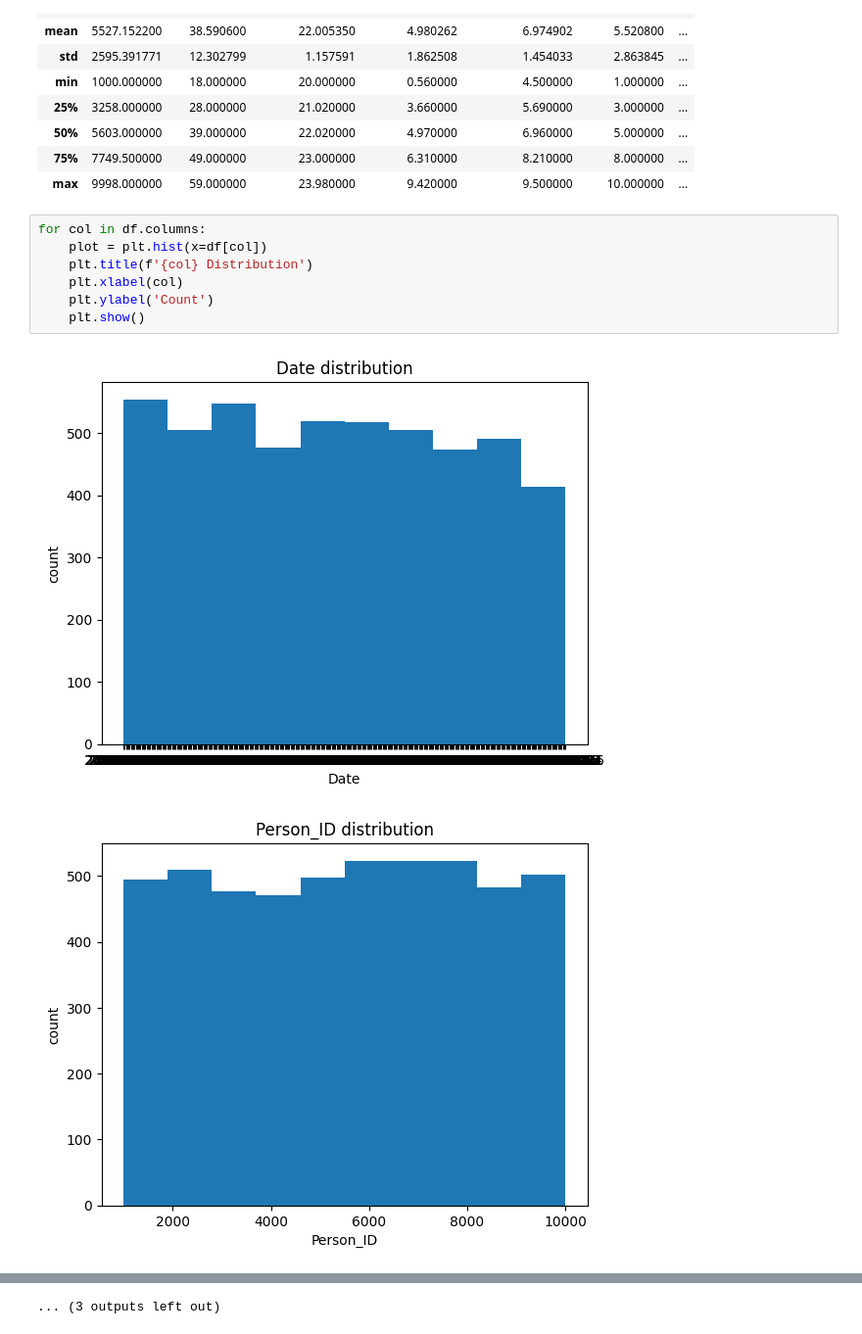
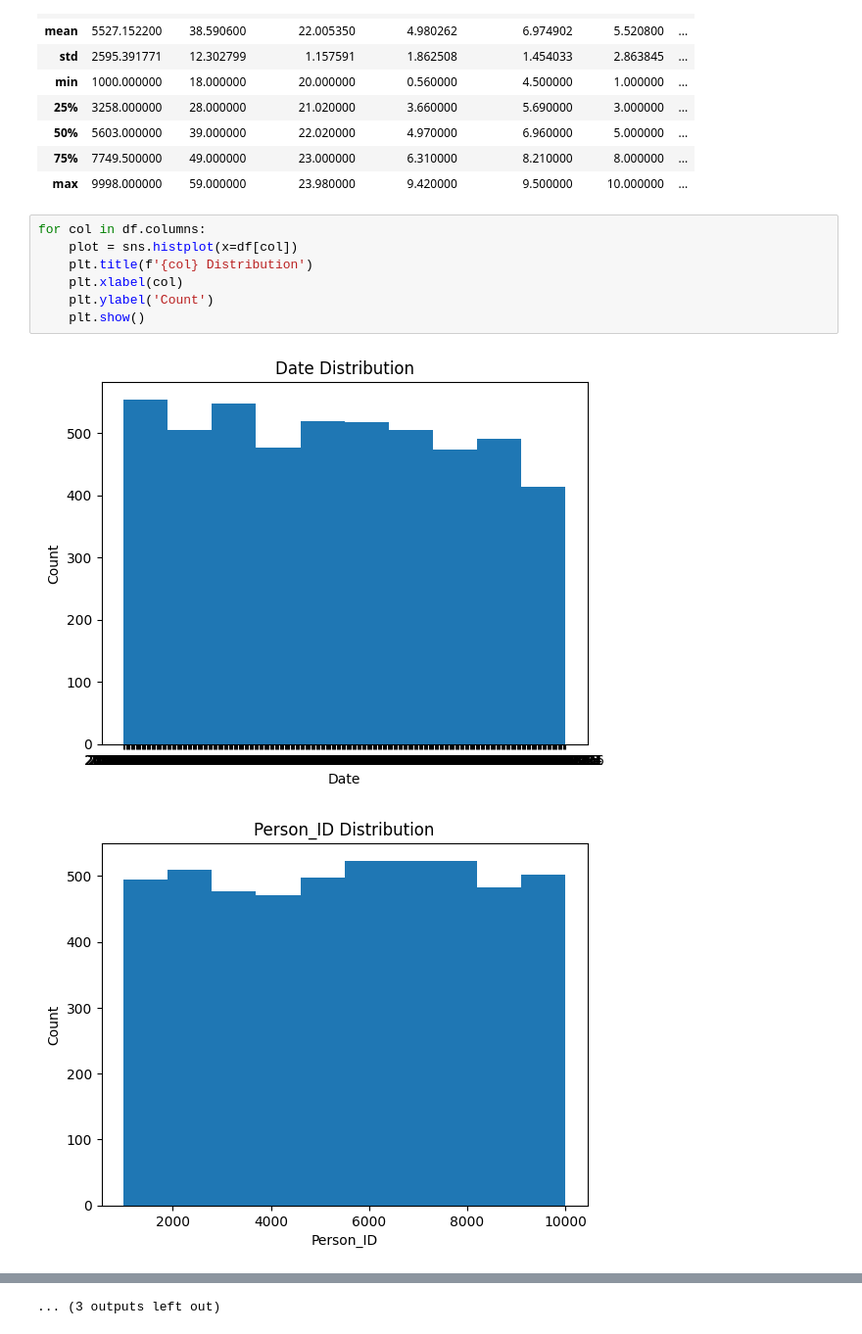
Before and after one commit to hensleyas21/SalariesML, a Jupyter notebook: data_analysis.ipynb, the cells around one changed output, grey strips where cells are left out. Shown at 98% size. Drawn from its saved outputs; the diff is of its cells as text.

Commit message:
Using seaborn for plotting

```diff
--- a/data_analysis.ipynb
+++ b/data_analysis.ipynb
@@ -16,14 +17,14 @@ df.describe()
 | max | 9998.000000 | 59.000000 | 23.980000 | 9.420000 | 9.500000 | 10.000000 | ... |
 # %%
 for col in df.columns:
-    plot = plt.hist(x=df[col])
+    plot = sns.histplot(x=df[col])
     plt.title(f'{col} Distribution')
     plt.xlabel(col)
     plt.ylabel('Count')
     plt.show()
 # %% [output]
 [figure]
-[figure, old version]
+[figure, new version]
 [figure]
 [figure]
 [figure]
```
Also changed, not shown: parts of 1 cell of this notebook.
